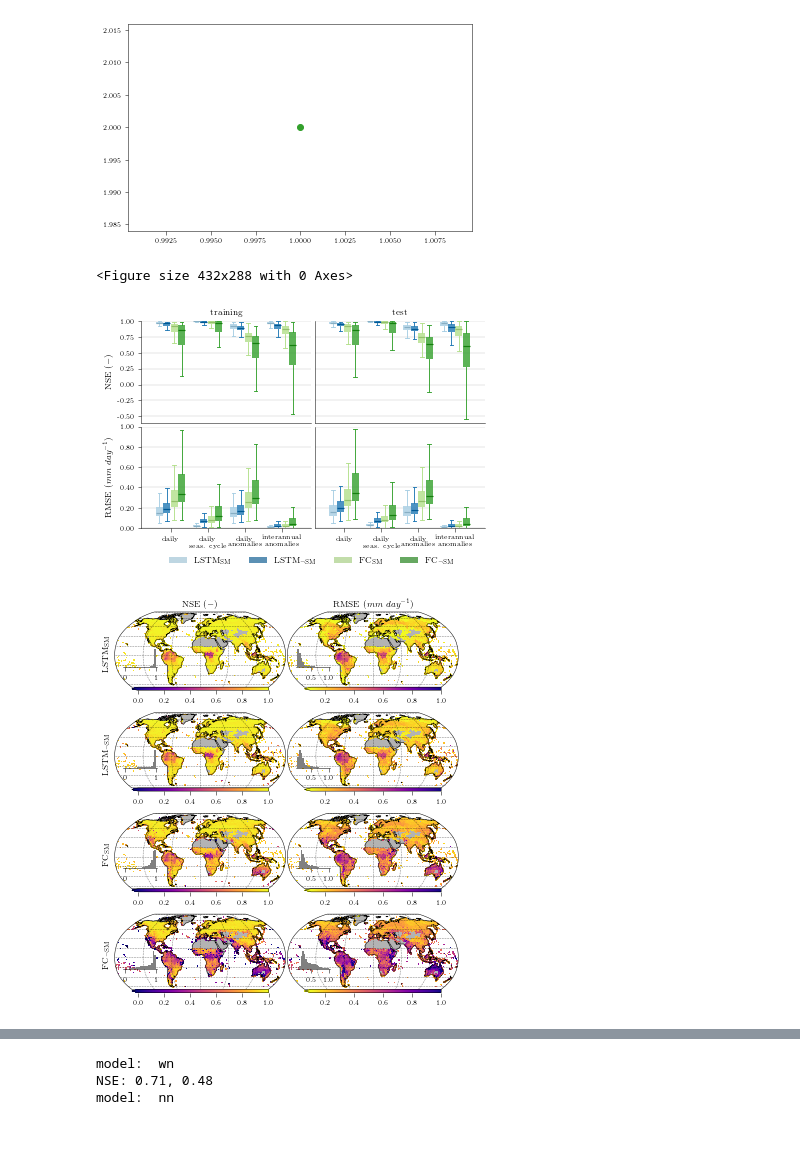
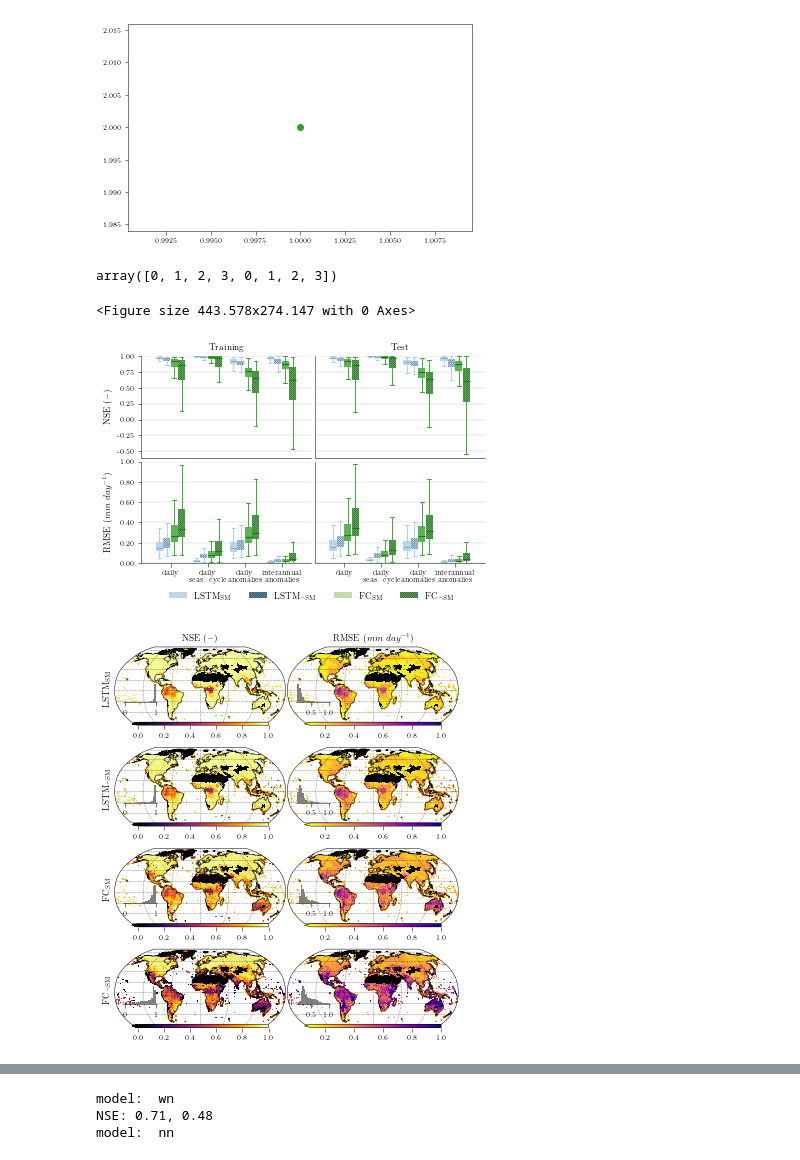
Before and after one commit to bask0/dl4es_ch18, a Jupyter notebook: src/notebooks/exp1.ipynb, the cells around one changed output, grey strips where cells are left out. Cells and saved outputs as stored; diff of their text form; code cells hidden in the pictures.

```diff
--- a/src/notebooks/exp1.ipynb
+++ b/src/notebooks/exp1.ipynb
@@ -62,7 +62,7 @@ fig_size
 # %% [output]
 [6.160812222222222, 3.8075913516391036]
 # %%
-data = xr.open_zarr('/scratch/dl_chapter14/data/data.zarr/')
+data = xr.open_zarr('/workspace/bkraft/dlchapter_backup/dl_chapter14/data/data.zarr/')
 # %%
 data.pft
 # %% [output]
@@ -296,7 +297,9 @@ for s, s_name in zip(['', '_msc', '_ano', '_iav'], ['raw', 'msc', 'ano', 'iav'])
 # %%
 xr.merge(metrics).to_netcdf('/scratch/dl_chapter14/experiments/et/derived/spatial_metrics.nc')
 # %%
-metrics = xr.open_dataset('/scratch/dl_chapter14/experiments/et/derived/spatial_metrics.nc')
+#metrics = xr.open_dataset('/scratch/dl_chapter14/experiments/et/derived/spatial_metrics.nc')
+
+metrics = xr.open_dataset('/workspace/bkraft/dlchapter_backup/dl_chapter14/experiments/et/derived/spatial_metrics.nc')
 # %%
 metrics['pft'] = data.pft.astype('int')
 # %%
@@ -406,7 +409,13 @@ plt.scatter(1, 2, color=sb.color_palette("Paired")[3])
 # %%
 order = ['raw', 'msc', 'ano', 'iav']
 hue_order = ['wn', 'nn', 'ww', 'nw']
+# %%
+np.arange(8) % 4
+# %% [output]
+array([0, 1, 2, 3, 0, 1, 2, 3])
 # %%
+mpl.rcParams['hatch.linewidth'] = 0.3
+
 fig, ax = new_subplots(2, 2, 0.7, sharey='row', sharex=True, gridspec_kw={'wspace': 0.02, 'hspace': 0.04})
 
 plot_kwargs = dict(
@@ -440,8 +449,8 @@ for ax_ in ax.flat:
     ax_.set_axisbelow(True)
     ax_.grid(axis='y', color='0.5', linewidth=0.2)
 
-ax[0, 0].set_title('training')
-ax[0, 1].set_title('test')
+ax[0, 0].set_title('Training')
+ax[0, 1].set_title('Test')
 
 ax[0, 0].tick_params(axis='x', which='both',length=0)
 ax[0, 1].tick_params(axis='both', which='both',length=0)
@@ -454,8 +463,8 @@ fig.align_ylabels(ax[:, 0])
 
 colors = [
     sb.color_palette("Paired")[0],
-    sb.color_palette("Paired")[1],
-    sb.color_palette("Paired")[2],
+    sb.color_palette("Paired")[0],
+    sb.color_palette("Paired")[3],
     sb.color_palette("Paired")[3]
 ] * 4
 
@@ -465,6 +474,7 @@ for ax_ in ax.flat:
 
     for p, (patch, color) in enumerate(zip(ax_.artists, colors)):
         patch.set_facecolor(color)
+        patch.set_edgecolor('k')
         patch.set_alpha(0.8)
         patch.set_linewidth(0.)
 
@@ -490,46 +500,51 @@ for ax_ in ax.flat:
                 color = [c - o for c, o in zip(color, [0.12, 0.12, 0.12, 0])]
                 ax_.plot(xn, y, color=color, linewidth=1.2, solid_capstyle="butt", zorder=4, alpha=1)
 
+            if p % 2 == 1:
+                patch.set_hatch('////////////')
+
 legend = ax[1, 0].legend(loc='upper center', bbox_to_anchor=(1.0, -0.2), ncol=4, title='', frameon=False)
 for t, l in zip(legend.texts, [r'$\mathrm{LSTM_{SM}}$', r'$\mathrm{LSTM_{\neg SM}}$', r'$\mathrm{FC_{SM}}$', r'$\mathrm{FC_{\neg SM}}$']):
     t.set_text(l)
 
-for legpatch in legend.get_patches():
+for i, legpatch in enumerate(legend.get_patches()):
     col = legpatch.get_facecolor()
     col_alpha = list(col)
     col_alpha[-1] = 0.8
-    legpatch.set_edgecolor(col)
+    legpatch.set_edgecolor('k')
     legpatch.set_facecolor(col_alpha)
     legpatch.set_linewidth(0)
+    if i % 2 == 1:
+        legpatch.set_hatch('////////////')
 
 # fig.savefig('/workspace/bkraft/dl_chapter14/src/notebooks/exp1_figures/boxplot.pgf')
 savefig('/workspace/bkraft/dl_chapter14/src/notebooks/exp1_figures/Fig4')
 # %% [output]
-<Figure size 432x288 with 0 Axes>
+<Figure size 443.578x274.147 with 0 Axes>
-[figure, old version]
+[figure, new version]
 # %%
 fig, axes = subplots_robinson(4, 2, figsize=(fig_size[0], fig_size[0]*1.2), gridspec_kw={'wspace': 0.01, 'hspace': 0.01})
 
 for i, met in enumerate(['mef', 'rmse']):
 
     for j, (mod, mod_name) in enumerate(zip(['wn', 'nn', 'ww', 'nw'], [r'$\mathrm{LSTM_{SM}}$', r'$\mathrm{LSTM_{\neg SM}}$', r'$\mathrm{FC_{SM}}$', r'$\mathrm{FC_{\neg SM}}$'])):
 
         ax = axes[j, i]
         dt = metrics[met].sel(model=mod, timeres='daily', set='raw', cvset='eval')
         label = 'NSE ($-$)' if met=='mef' else 'RMSE ($mm \ day^{-1}$)'
         plot_map(
-            dt, label=' ', rasterized=True, vmin=0 if met=='mef' else 0.1, vmax=1 if met=='mef' else 1, cmap='plasma' if met=='mef' else 'plasma_r', ax=ax,
-            histogram_placement=[0.05, 0.27, 0.2, 0.25], hist_kw={'bins': 20, 'edgecolor': 'none'}, cbar_kwargs={'extend': 'min'})
+            dt, label=' ', rasterized=True, vmin=0 if met=='mef' else 0.1, vmax=1 if met=='mef' else 1, cmap='inferno' if met=='mef' else 'plasma_r', ax=ax,
+            histogram_placement=[0.05, 0.27, 0.2, 0.25], hist_kw={'bins': 20, 'edgecolor': 'none'}, cbar_kwargs={'extend': 'min'}, landcolor='0.0')
         ax.set_title('')
         if i == 0:
             ax.text(-0.02, 0.45, mod_name, horizontalalignment='right', verticalalignment='center', transform=ax.transAxes, rotation=90, size=9)
         if j == 0:
             ax.set_title(label, size=9)
         ax.outline_patch.set_linewidth(0.5)
 
 savefig('/workspace/bkraft/dl_chapter14/src/notebooks/exp1_figures/Fig2', dpi=300)
 # %% [output]
-[figure, old version]
+[figure, new version]
 # %%
 plt.pcolormesh()
 # %%
```
Also changed, not shown: parts of 3 cells of this notebook, 6 other files.
